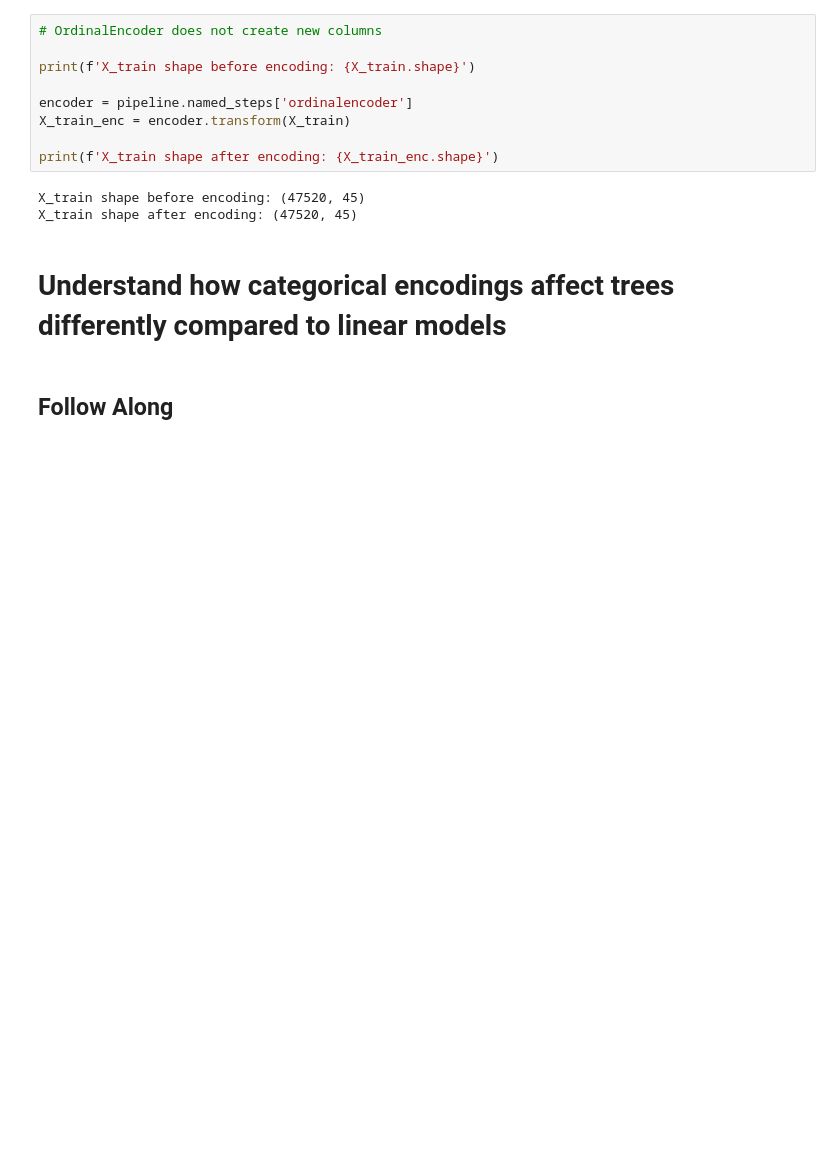
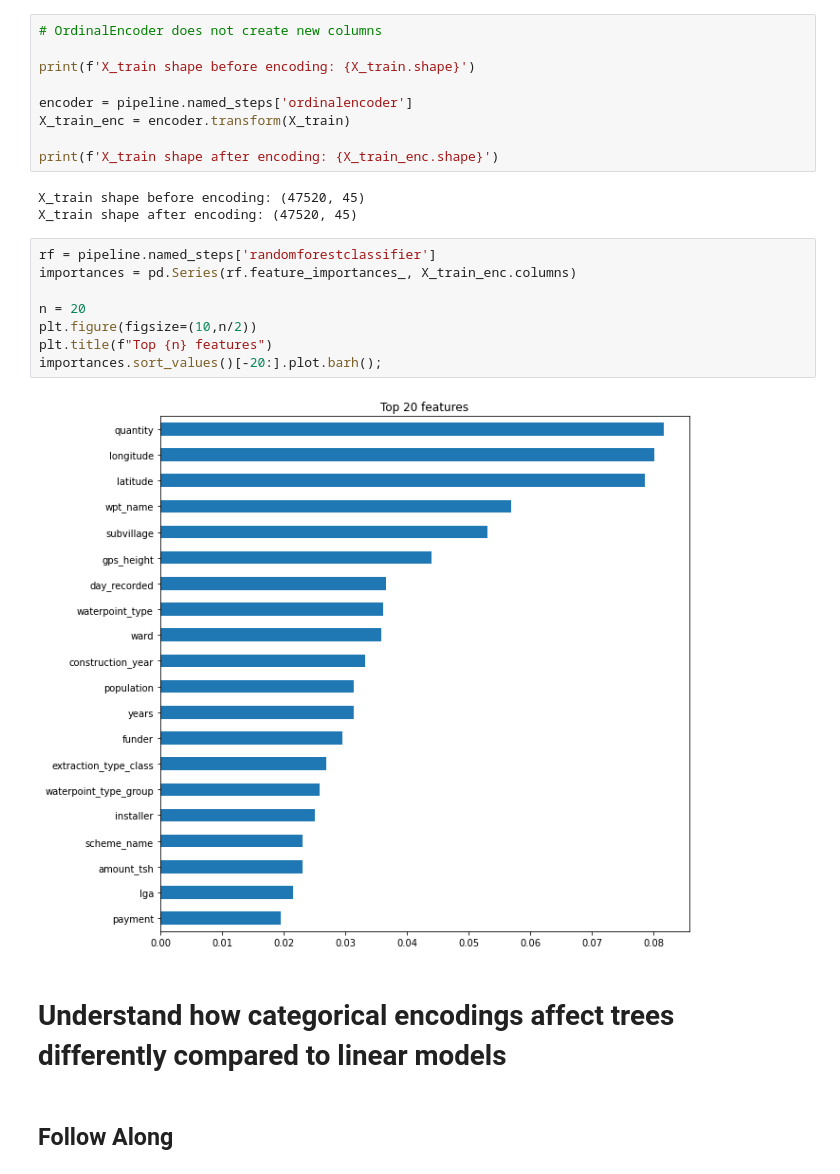
Before and after one commit to Joseph-Maulin/DS-Unit-2-Kaggle-Challenge, a Jupyter notebook: module2-random-forests/Lecture_Notes_LS_DS_222.ipynb, the cells around one changed output. Drawn from its saved outputs; the diff is of its cells as text; blank space fills up the shorter version.

```diff
--- a/module2-random-forests/Lecture_Notes_LS_DS_222.ipynb
+++ b/module2-random-forests/Lecture_Notes_LS_DS_222.ipynb
@@ -246,6 +246,16 @@ print(f'X_train shape after encoding: {X_train_enc.shape}')
 # %% [output]
 X_train shape before encoding: (47520, 45)
 X_train shape after encoding: (47520, 45)
+# %%
+rf = pipeline.named_steps['randomforestclassifier']
+importances = pd.Series(rf.feature_importances_, X_train_enc.columns)
+
+n = 20
+plt.figure(figsize=(10,n/2))
+plt.title(f"Top {n} features")
+importances.sort_values()[-20:].plot.barh();
+# %% [output]
+[figure, added]
 # %% [markdown]
 # Understand how categorical encodings affect trees differently compared to linear models
 # %% [markdown]
```
Also changed, not shown: parts of 7 cells of this notebook.
